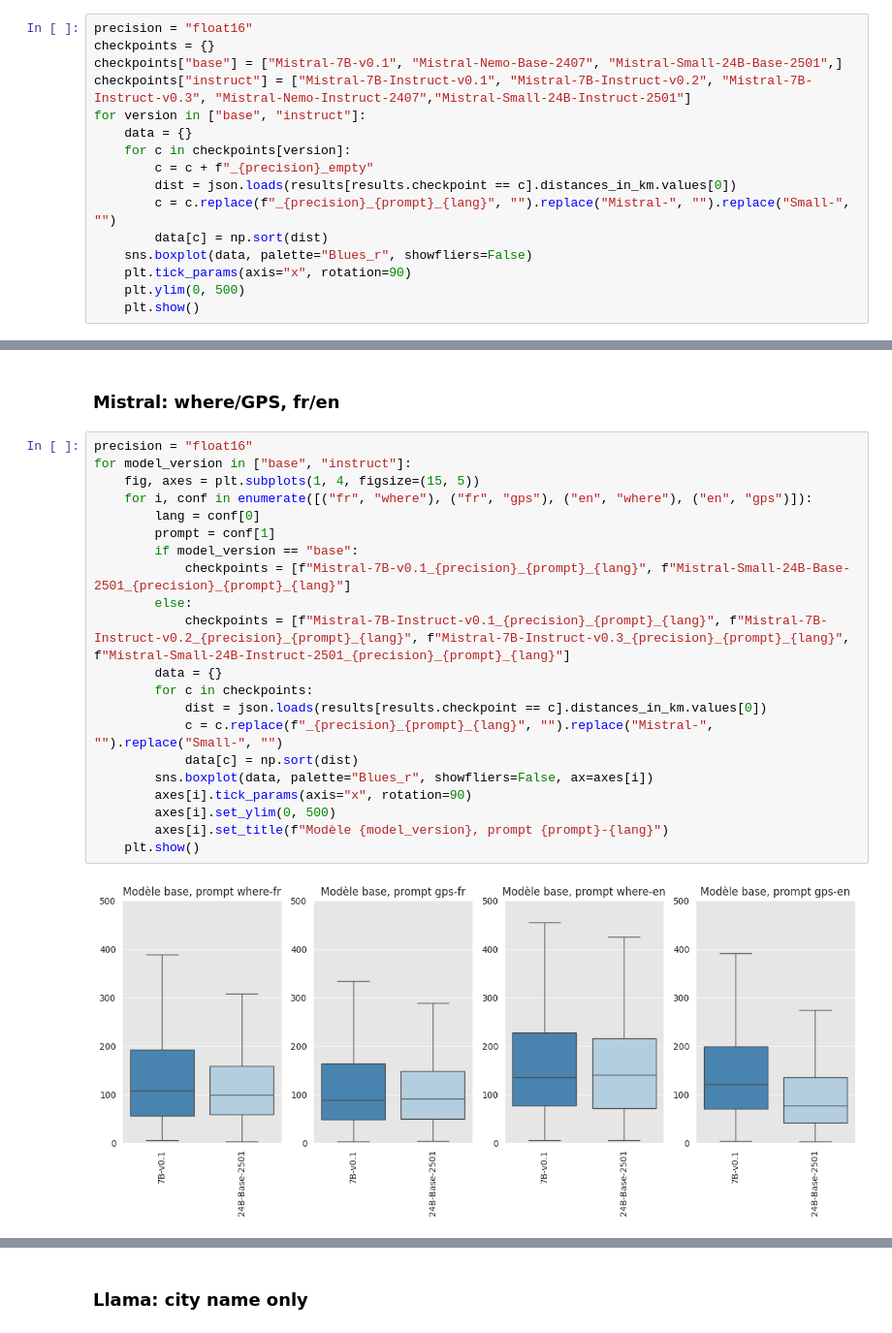
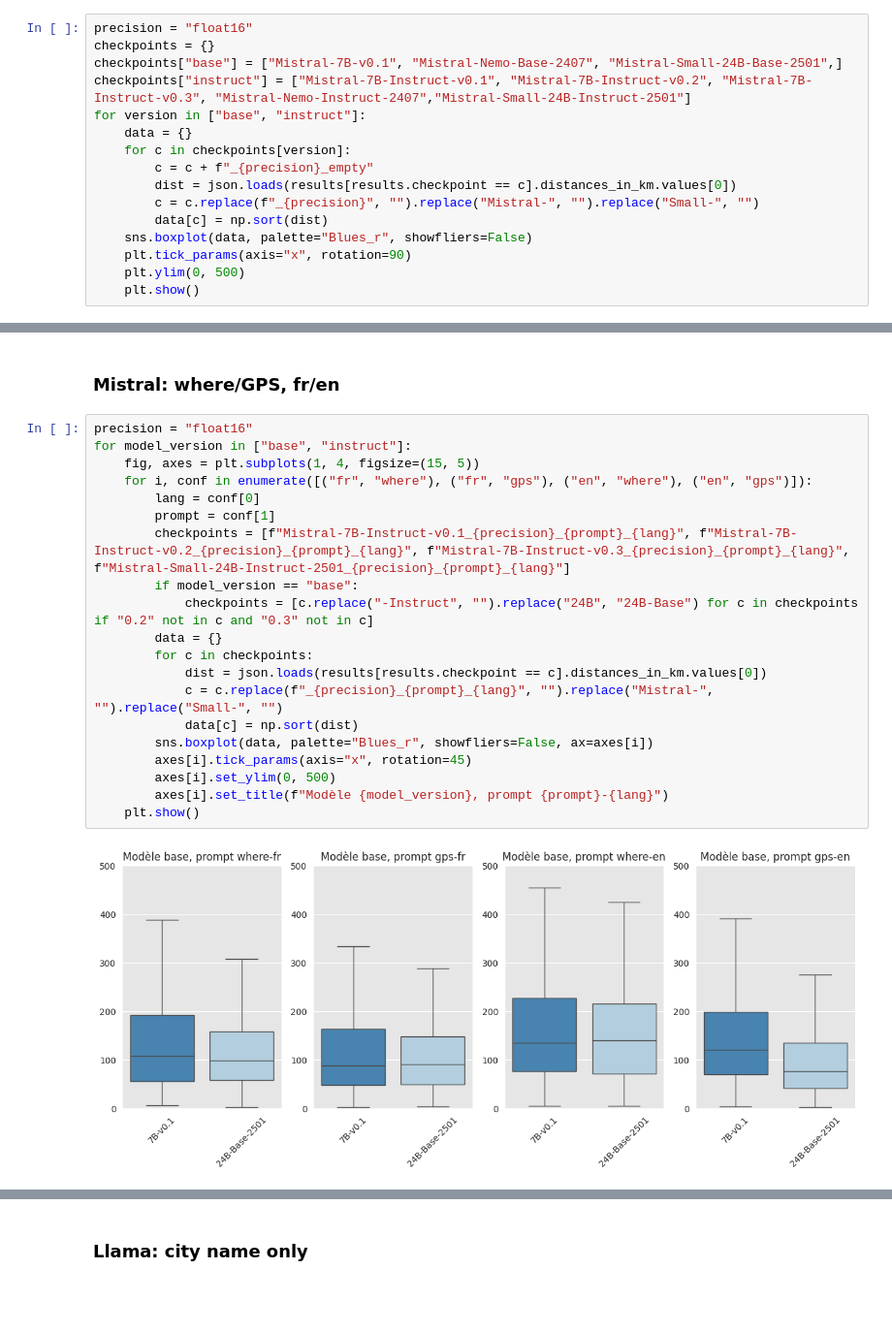
Before and after one commit to AdrienGuille/geo-llm, a Jupyter notebook: 5_Probing.ipynb, the cells around one changed output, grey strips where cells are left out. Shown: that part at 97% size. Cells and saved outputs as stored; diff of their text form; blank space fills up the shorter version.

```diff
--- a/5_Probing.ipynb
+++ b/5_Probing.ipynb
@@ -33,7 +33,7 @@ for version in ["base", "instruct"]:
     for c in checkpoints[version]:
         c = c + f"_{precision}_empty"
         dist = json.loads(results[results.checkpoint == c].distances_in_km.values[0])
-        c = c.replace(f"_{precision}_{prompt}_{lang}", "").replace("Mistral-", "").replace("Small-", "")
+        c = c.replace(f"_{precision}", "").replace("Mistral-", "").replace("Small-", "")
         data[c] = np.sort(dist)
     sns.boxplot(data, palette="Blues_r", showfliers=False)
     plt.tick_params(axis="x", rotation=90)
@@ -47,23 +47,22 @@ for version in ["base", "instruct"]:
 # %%
 precision = "float16"
 for model_version in ["base", "instruct"]:
     fig, axes = plt.subplots(1, 4, figsize=(15, 5))
     for i, conf in enumerate([("fr", "where"), ("fr", "gps"), ("en", "where"), ("en", "gps")]):
         lang = conf[0]
         prompt = conf[1]
+        checkpoints = [f"Mistral-7B-Instruct-v0.1_{precision}_{prompt}_{lang}", f"Mistral-7B-Instruct-v0.2_{precision}_{prompt}_{lang}", f"Mistral-7B-Instruct-v0.3_{precision}_{prompt}_{lang}", f"Mistral-Small-24B-Instruct-2501_{precision}_{prompt}_{lang}"]
         if model_version == "base":
-            checkpoints = [f"Mistral-7B-v0.1_{precision}_{prompt}_{lang}", f"Mistral-Small-24B-Base-2501_{precision}_{prompt}_{lang}"]
-        else:
-            checkpoints = [f"Mistral-7B-Instruct-v0.1_{precision}_{prompt}_{lang}", f"Mistral-7B-Instruct-v0.2_{precision}_{prompt}_{lang}", f"Mistral-7B-Instruct-v0.3_{precision}_{prompt}_{lang}", f"Mistral-Small-24B-Instruct-2501_{precision}_{prompt}_{lang}"]
+            checkpoints = [c.replace("-Instruct", "").replace("24B", "24B-Base") for c in checkpoints if "0.2" not in c and "0.3" not in c]
         data = {}
         for c in checkpoints:
             dist = json.loads(results[results.checkpoint == c].distances_in_km.values[0])
             c = c.replace(f"_{precision}_{prompt}_{lang}", "").replace("Mistral-", "").replace("Small-", "")
             data[c] = np.sort(dist)
         sns.boxplot(data, palette="Blues_r", showfliers=False, ax=axes[i])
-        axes[i].tick_params(axis="x", rotation=90)
+        axes[i].tick_params(axis="x", rotation=45)
         axes[i].set_ylim(0, 500)
         axes[i].set_title(f"Modèle {model_version}, prompt {prompt}-{lang}")
     plt.show()
 # %% [output]
-[figure, old version]
+[figure, new version]
```
Also changed, not shown: parts of 7 cells of this notebook.
